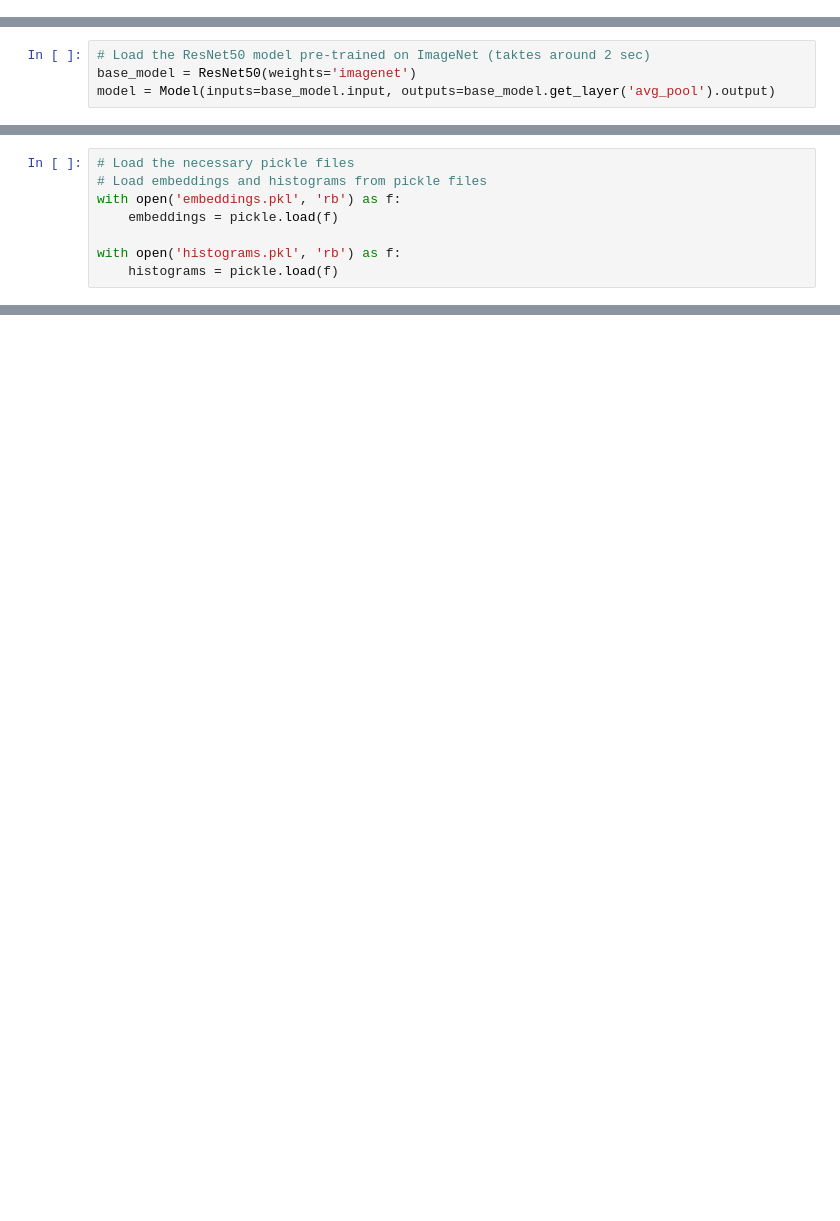
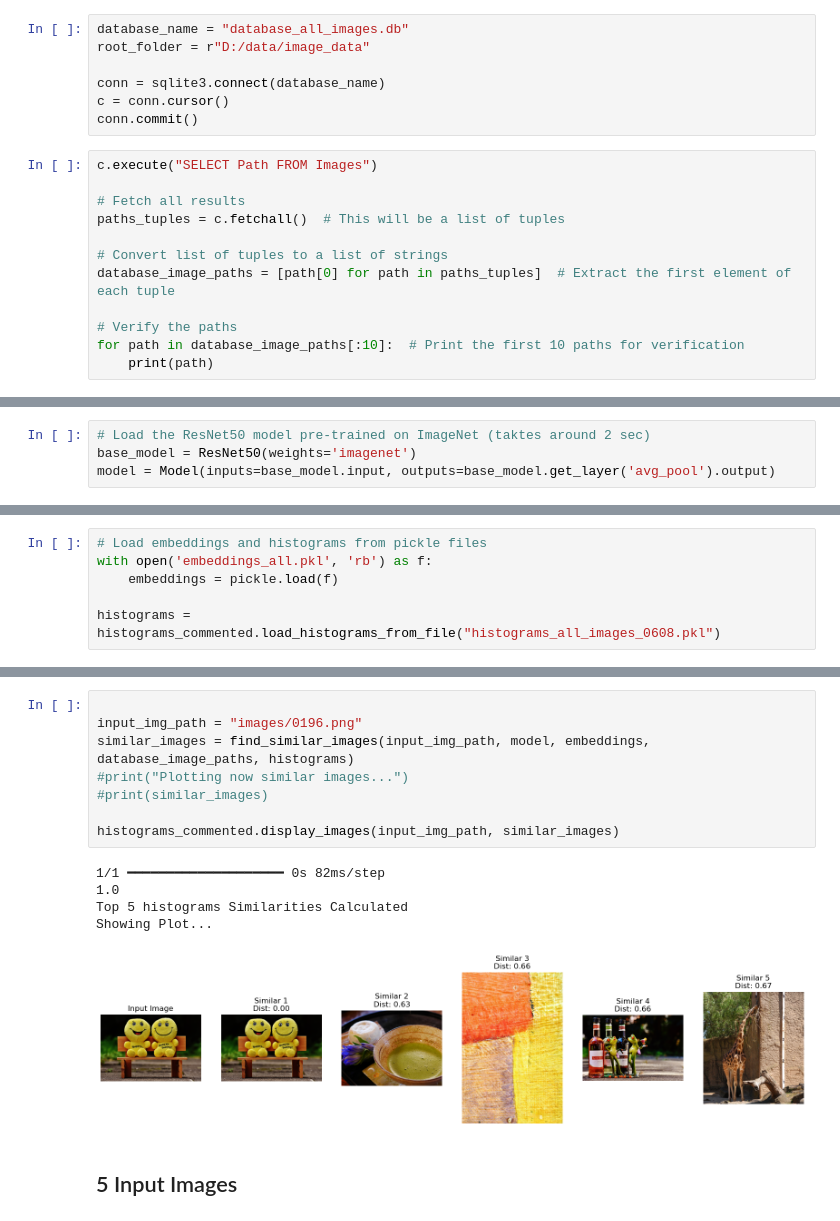
Before and after one commit to lucasthierry17/FindPicture, a Jupyter notebook: combined_histo_embedding.ipynb, the cells around one changed output, grey strips where cells are left out. Cells and saved outputs as stored; diff of their text form; blank space fills up the shorter version.

```diff
--- a/combined_histo_embedding.ipynb
+++ b/combined_histo_embedding.ipynb
@@ -9,0 +17,19 @@ import runtime_embedding_resnet
+# %%
+database_name = "database_all_images.db"
+root_folder = r"D:/data/image_data"
+
+conn = sqlite3.connect(database_name)
+c = conn.cursor()
+conn.commit()
+# %%
+c.execute("SELECT Path FROM Images")
+
+# Fetch all results
+paths_tuples = c.fetchall()  # This will be a list of tuples
+
+# Convert list of tuples to a list of strings
+database_image_paths = [path[0] for path in paths_tuples]  # Extract the first element of each tuple
+
+# Verify the paths
+for path in database_image_paths[:10]:  # Print the first 10 paths for verification
+    print(path)
@@ -14,8 +58,6 @@ model = Model(inputs=base_model.input, outputs=base_model.get_layer('avg_pool').
 # %%
-# Load the necessary pickle files
 # Load embeddings and histograms from pickle files
-with open('embeddings.pkl', 'rb') as f:
+with open('embeddings_all.pkl', 'rb') as f:
     embeddings = pickle.load(f)
 
-with open('histograms.pkl', 'rb') as f:
-    histograms = pickle.load(f)
+histograms = histograms_commented.load_histograms_from_file("histograms_all_images_0608.pkl")
@@ -63,0 +125,16 @@ print(similar_images)
+# %%
+
+input_img_path = "images/0196.png"
+similar_images = find_similar_images(input_img_path, model, embeddings, database_image_paths, histograms)
+#print("Plotting now similar images...")
+#print(similar_images)
+
+histograms_commented.display_images(input_img_path, similar_images)
+# %% [output]
+1/1 ━━━━━━━━━━━━━━━━━━━━ 0s 82ms/step
+1.0
+Top 5 histograms Similarities Calculated
+Showing Plot...
+[figure, added]
+# %% [markdown]
+## 5 Input Images
```
Also changed, not shown: parts of 8 cells of this notebook.
